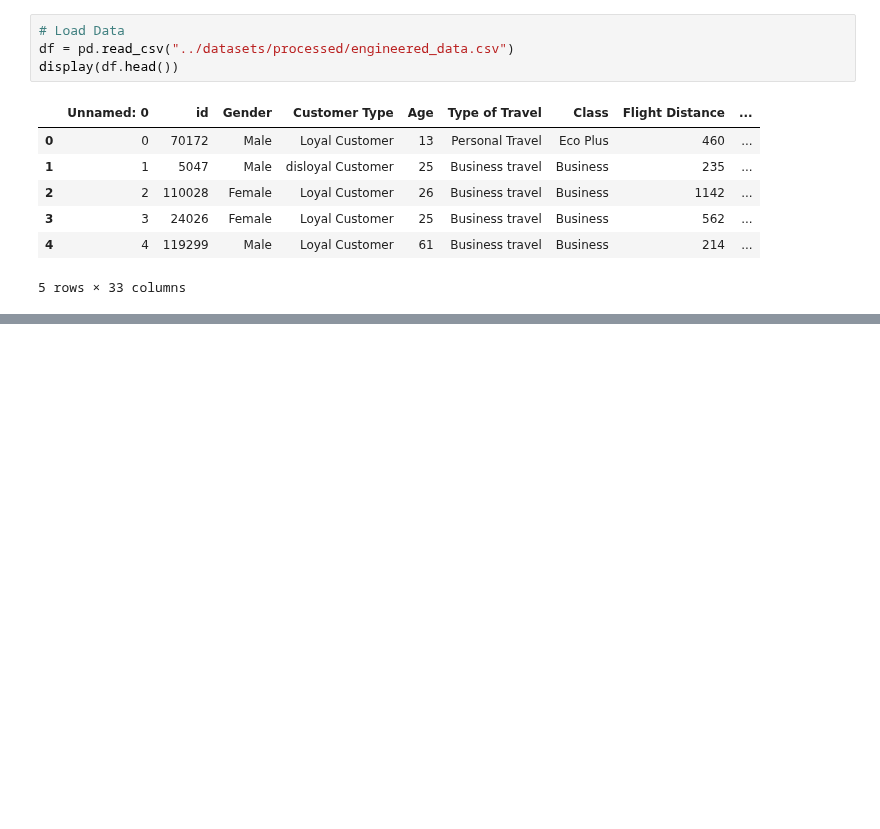
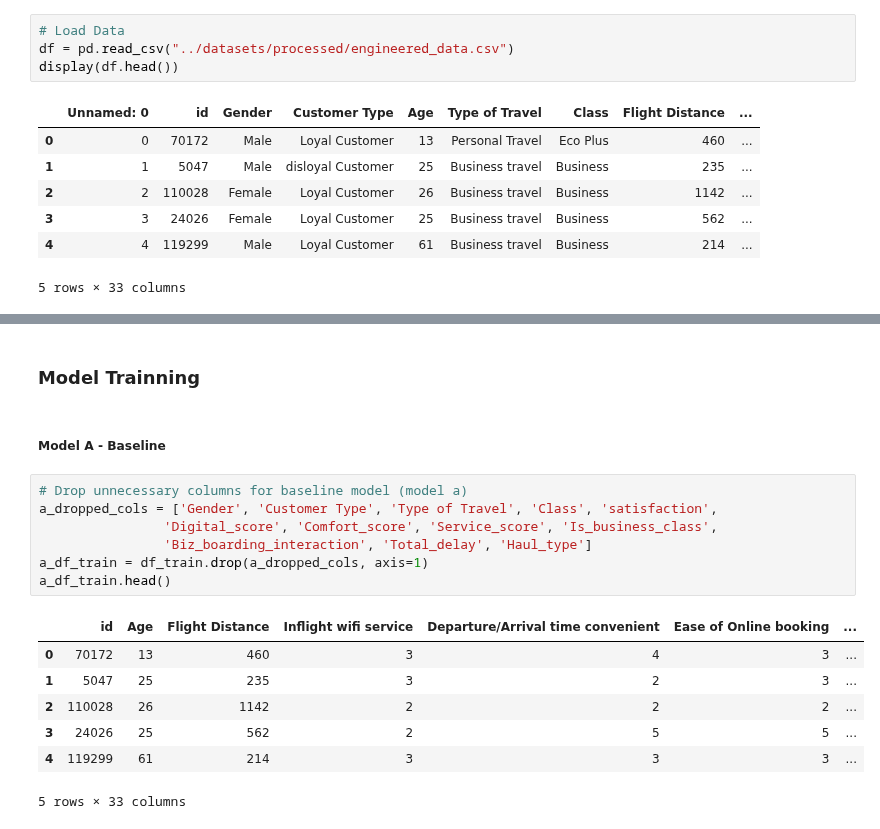
Before and after one commit to T-Godwins/airline-project, a Jupyter notebook: technical_analysis/04_final_model_evalution.ipynb, the cells around one changed output, grey strips where cells are left out. Drawn from its saved outputs; the diff is of its cells as text; blank space fills up the shorter version.

```diff
--- a/technical_analysis/04_final_model_evalution.ipynb
+++ b/technical_analysis/04_final_model_evalution.ipynb
@@ -23,0 +44,19 @@ display(df.head())
+# %% [markdown]
+### Model Trainning
+# %% [markdown]
+##### Model A - Baseline
+# %%
+# Drop unnecessary columns for baseline model (model a)
+a_dropped_cols = ['Gender', 'Customer Type', 'Type of Travel', 'Class', 'satisfaction',
+                'Digital_score', 'Comfort_score', 'Service_score', 'Is_business_class',
+                'Biz_boarding_interaction', 'Total_delay', 'Haul_type']
+a_df_train = df_train.drop(a_dropped_cols, axis=1)
+a_df_train.head()
+# %% [output]
+|  | id | Age | Flight Distance | Inflight wifi service | Departure/Arrival time convenient | Ease of Online booking | ... |
+| 0 | 70172 | 13 | 460 | 3 | 4 | 3 | ... |
+| 1 | 5047 | 25 | 235 | 3 | 2 | 3 | ... |
+| 2 | 110028 | 26 | 1142 | 2 | 2 | 2 | ... |
+| 3 | 24026 | 25 | 562 | 2 | 5 | 5 | ... |
+| 4 | 119299 | 61 | 214 | 3 | 3 | 3 | ... |
+5 rows × 33 columns
```
Also changed, not shown: parts of 12 cells of this notebook, 2 other files.
